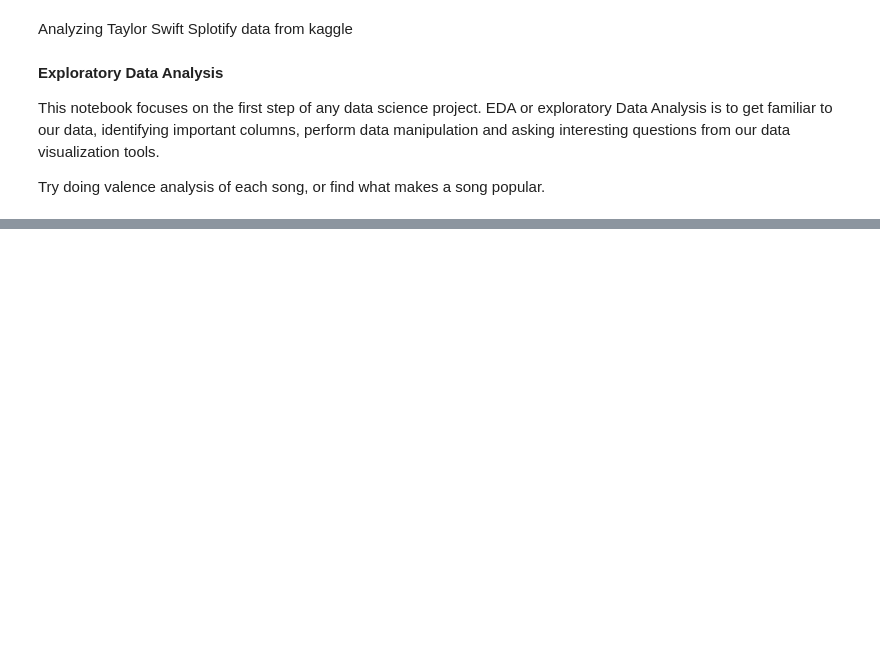
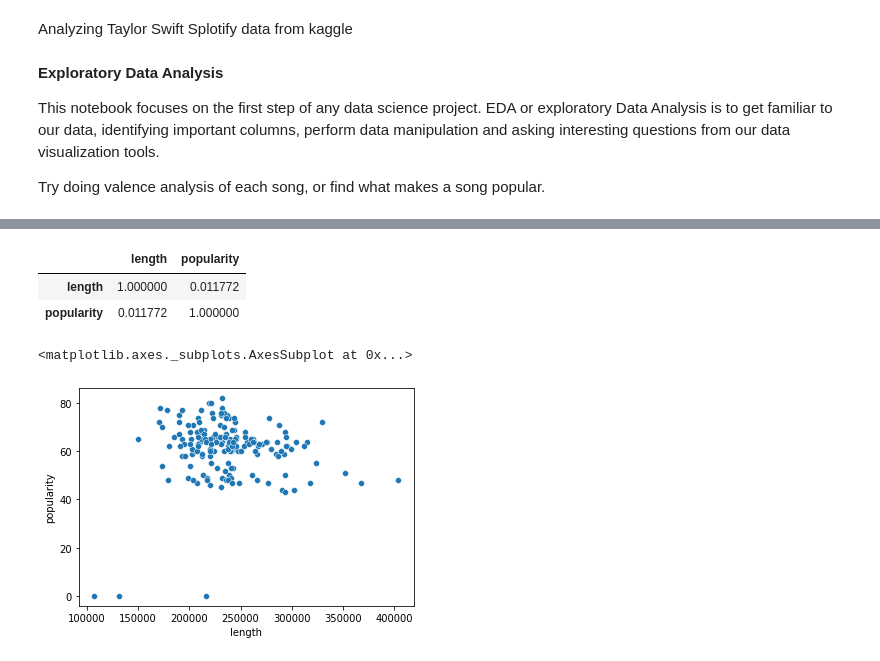
Before and after one commit to vrushalipr/taylor_swift_spotify_data_analysis, a Jupyter notebook: Taylor_Swift_Spotify_Data.ipynb, the cells around one changed output, grey strips where cells are left out. Cells and saved outputs as stored; diff of their text form; code cells hidden in the pictures; blank space fills up the shorter version.

```diff
--- a/Taylor_Swift_Spotify_Data.ipynb
+++ b/Taylor_Swift_Spotify_Data.ipynb
@@ -15,4 +15,4 @@ import matplotlib.pyplot as plt
 %matplotlib inline
 import seaborn as sns
 # %%
-swift_dataset = pd.read_csv('/content/drive/MyDrive/Data Projects/Taylor Swift/spotify_taylorswift.csv',encoding='ISO-8859-1')
+swift_dataset = pd.read_csv('/spotify_taylorswift.csv',encoding='ISO-8859-1')
@@ -74,2 +32,0 @@ Observation: There are no missing values in the dataframe.
-# %%
-swift_dataset['popularity'].fillna(swift_dataset['popularity'].mean(), inplace=True)
@@ -149,0 +84,12 @@ Name: popularity, dtype: int64
+# %%
+correlation = swift_dataset[['length','popularity']].corr()
+correlation
+# %% [output]
+|  | length | popularity |
+| length | 1.000000 | 0.011772 |
+| popularity | 0.011772 | 1.000000 |
+# %%
+sns.scatterplot(x = swift_dataset['length'], y = swift_dataset['popularity'])
+# %% [output]
+<matplotlib.axes._subplots.AxesSubplot at 0x...>
+[figure, added]
```
Also changed, not shown: parts of 41 cells of this notebook.
